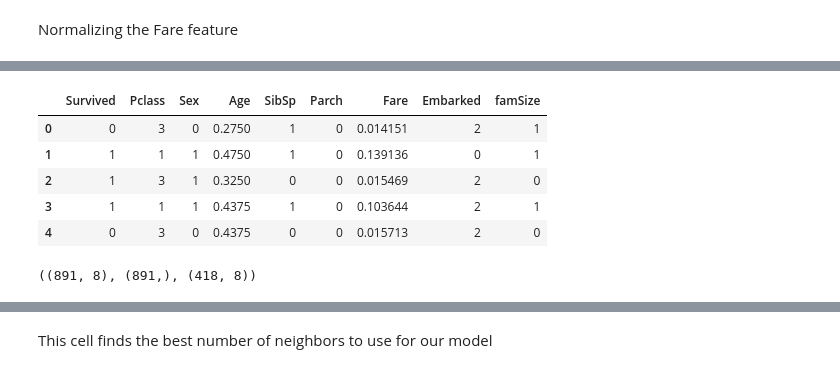
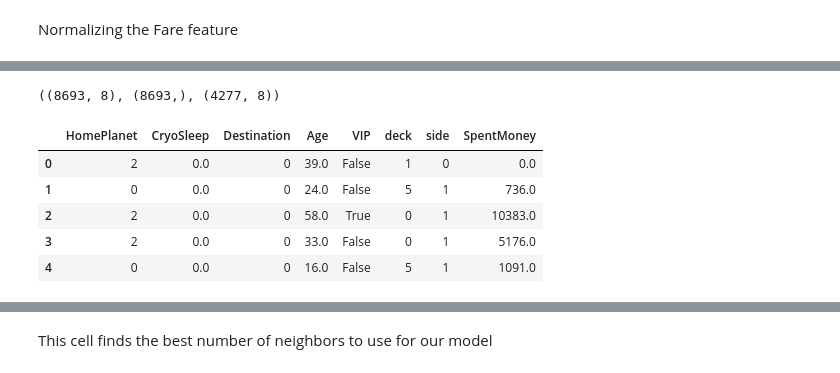
Before and after one commit to Clutch-Hinkle/kaggle-spaceship-titanic, a Jupyter notebook: spaceShip[-warmup-comp.ipynb, the cells around one changed output, grey strips where cells are left out. Saved outputs shown, nothing was run; the diff lists cells and outputs as text; code cells hidden in the pictures.

```diff
--- a/spaceShip[-warmup-comp.ipynb
+++ b/spaceShip[-warmup-comp.ipynb
@@ -142,8 +276,8 @@ Using a KNNImputer to fill missing values of age from Fare and Sibsp features
 # %%
 knnimputer = KNNImputer()
 
-impTrainData = knnimputer.fit_transform(trainData[['Fare','SibSp','Age']])
-impTestData = knnimputer.fit_transform(testData[['Fare','SibSp','Age']])
+impTrainData = knnimputer.fit_transform(trainData)
+impTestData = knnimputer.fit_transform(testData)
 
-trainData['Age'] = impTrainData[:,2]
-testData['Age'] = impTestData[:,2]
+trainData['CryoSleep'] = impTrainData[:,2]
+testData['CryoSleep'] = impTestData[:,2]
@@ -150,7 +297,2 @@ testData['Age'] = impTestData[:,2]
 # %% [markdown]
 Normalizing the Fare feature
-# %%
-testData['Fare'].fillna(value=testData.Fare.mean(),inplace=True)
-trainData['Fare'] = trainData['Fare']/trainData['Fare'].abs().max()
-testData['Fare'] = testData['Fare']/testData['Fare'].abs().max()
-trainData.describe()
@@ -167,5 +298,0 @@ trainData.describe()
-# %%
-testData['Age'].fillna(value=testData.Age.mean(),inplace=True)
-trainData['Age'] = trainData['Age']/trainData['Age'].abs().max()
-testData['Age'] = testData['Age']/testData['Age'].abs().max()
-trainData.describe()
@@ -195,25 +299,16 @@ trainData[['famSize', 'Survived']].groupby(['famSize'], as_index=False).mean().s
-# %%
-combine = [trainData,testData]
-for dataset in combine:
-    dataset.loc[ dataset['famSize'] <= 1, 'famSize'] = 0
-    dataset.loc[(dataset['famSize'] > 1) & (dataset['famSize'] <= 4), 'famSize'] = 1
-    dataset.loc[(dataset['famSize'] > 4), 'famSize']   = 2
-    dataset['famSize'] = dataset['famSize'].astype(int)
-
-combine = [trainData, testData]
-
-trainData.head()
-# %% [output]
-|  | Survived | Pclass | Sex | Age | SibSp | Parch | Fare | Embarked | famSize |
-| 0 | 0 | 3 | 0 | 0.2750 | 1 | 0 | 0.014151 | 2 | 1 |
-| 1 | 1 | 1 | 1 | 0.4750 | 1 | 0 | 0.139136 | 0 | 1 |
-| 2 | 1 | 3 | 1 | 0.3250 | 0 | 0 | 0.015469 | 2 | 0 |
-| 3 | 1 | 1 | 1 | 0.4375 | 1 | 0 | 0.103644 | 2 | 1 |
-| 4 | 0 | 3 | 0 | 0.4375 | 0 | 0 | 0.015713 | 2 | 0 |
 # %%
-X_train = trainData.drop("Survived", axis=1)
-Y_train = trainData["Survived"]
+X_train = trainData.drop(['Transported','PassengerId'],axis = 1)
+Y_train = trainData["Transported"]
 X_test  = testData.drop("PassengerId", axis=1).copy()
 X_train.shape, Y_train.shape, X_test.shape
 # %% [output]
-((891, 8), (891,), (418, 8))
+((8693, 8), (8693,), (4277, 8))
+# %%
+X_train.head()
+# %% [output]
+|  | HomePlanet | CryoSleep | Destination | Age | VIP | deck | side | SpentMoney |
+| 0 | 2 | 0.0 | 0 | 39.0 | False | 1 | 0 | 0.0 |
+| 1 | 0 | 0.0 | 0 | 24.0 | False | 5 | 1 | 736.0 |
+| 2 | 2 | 0.0 | 0 | 58.0 | True | 0 | 1 | 10383.0 |
+| 3 | 2 | 0.0 | 0 | 33.0 | False | 0 | 1 | 5176.0 |
+| 4 | 0 | 0.0 | 0 | 16.0 | False | 5 | 1 | 1091.0 |
```
Also changed, not shown: parts of 36 cells of this notebook.
